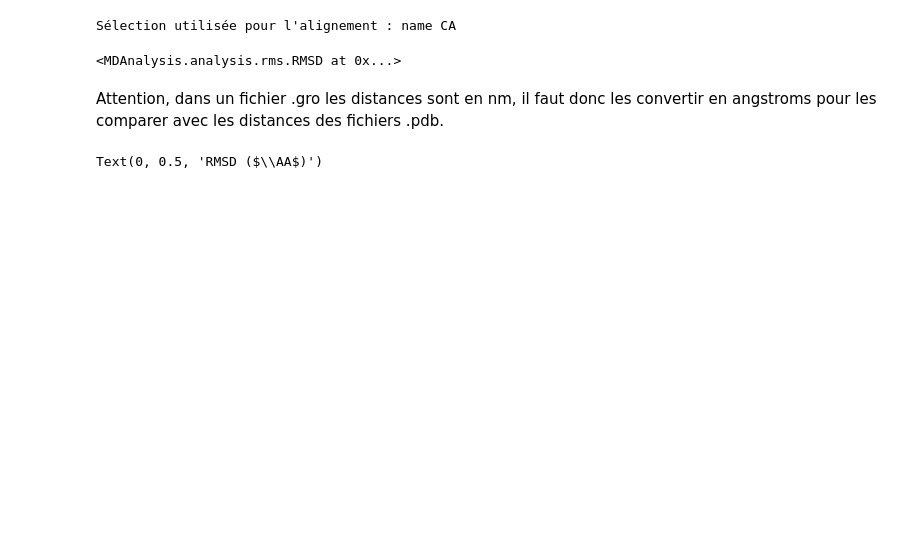
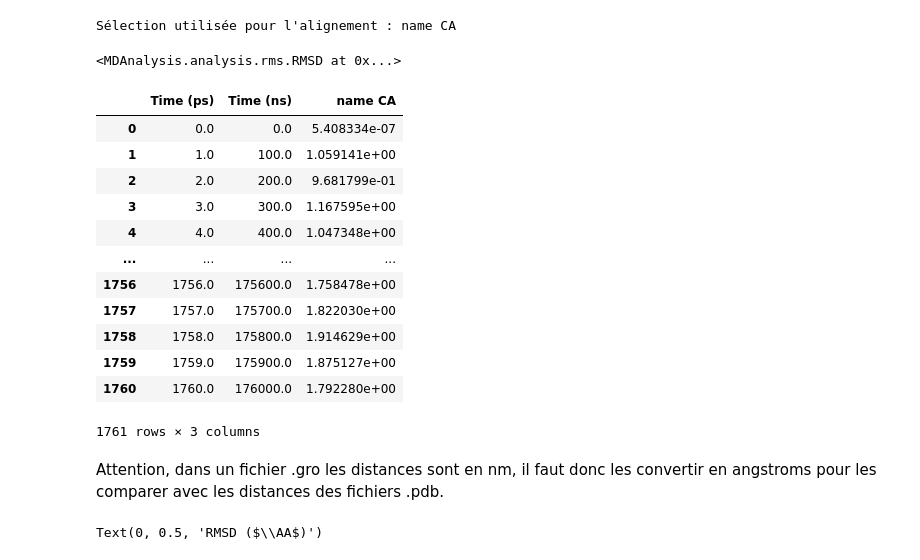
Before and after one commit to Essmaw/DeviaMetric-Calculateur-de-RMSD, a Jupyter notebook: src/Dynamique_Structure/DeviaMetric-dynamic_structure.ipynb, the cells around one changed output. Drawn from its saved outputs; the diff is of its cells as text; code cells hidden in the pictures; blank space fills up the shorter version.

```diff
--- a/src/Dynamique_Structure/DeviaMetric-dynamic_structure.ipynb
+++ b/src/Dynamique_Structure/DeviaMetric-dynamic_structure.ipynb
@@ -184,7 +133,22 @@ R2.run()
 # %%
 df2 = pd.DataFrame(R2.rmsd,
                   columns=['Time (ps)', 'Time (ns)',
                            selection])
+df2
+# %% [output]
+|  | Time (ps) | Time (ns) | name CA |
+| 0 | 0.0 | 0.0 | 5.408334e-07 |
+| 1 | 1.0 | 100.0 | 1.059141e+00 |
+| 2 | 2.0 | 200.0 | 9.681799e-01 |
+| 3 | 3.0 | 300.0 | 1.167595e+00 |
+| 4 | 4.0 | 400.0 | 1.047348e+00 |
+| ... | ... | ... | ... |
+| 1756 | 1756.0 | 175600.0 | 1.758478e+00 |
+| 1757 | 1757.0 | 175700.0 | 1.822030e+00 |
+| 1758 | 1758.0 | 175800.0 | 1.914629e+00 |
+| 1759 | 1759.0 | 175900.0 | 1.875127e+00 |
+| 1760 | 1760.0 | 176000.0 | 1.792280e+00 |
+1761 rows × 3 columns
 # %% [markdown]
 Attention, dans un fichier .gro les distances sont en nm, il faut donc les convertir en angstroms pour les comparer avec les distances des fichiers .pdb.
 # %%
```
Also changed, not shown: parts of 15 cells of this notebook.
